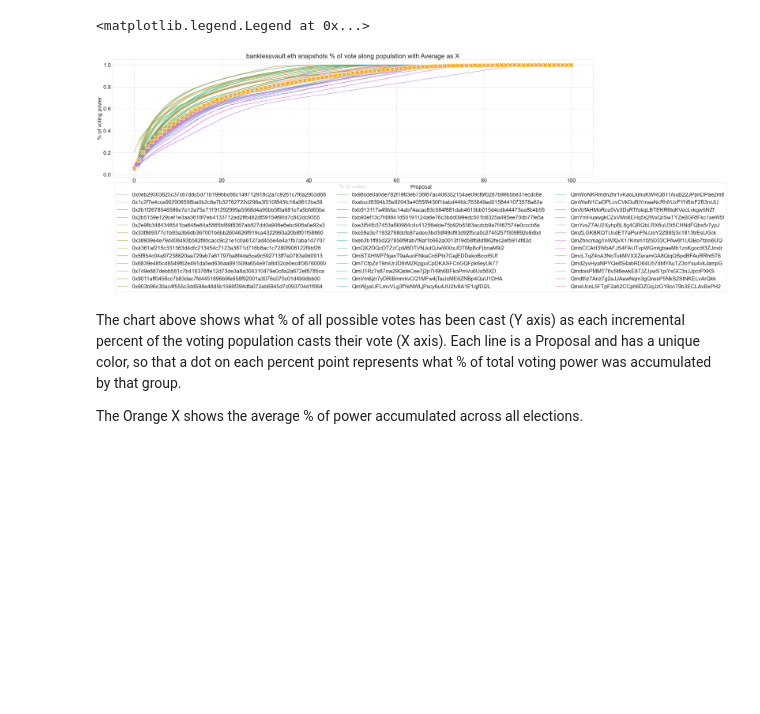
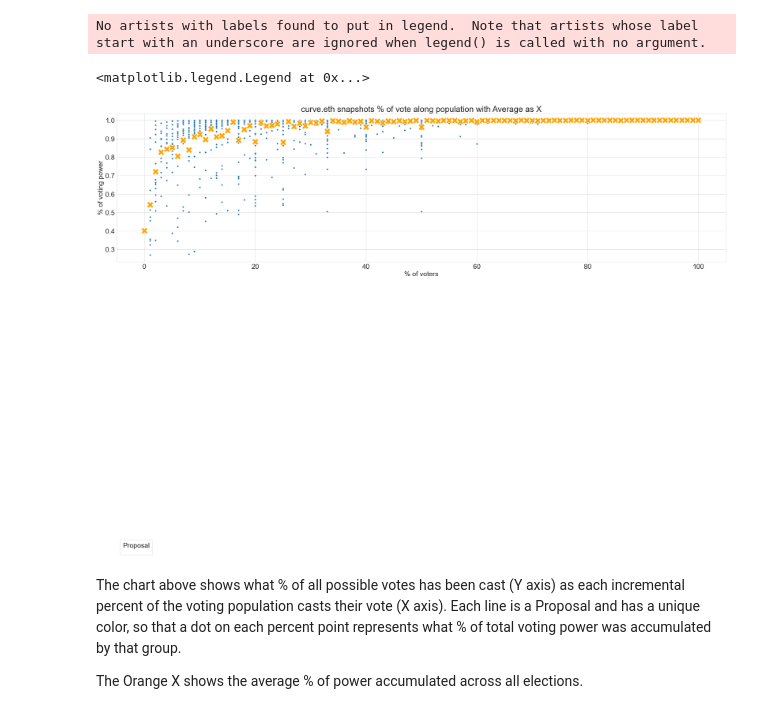
Before and after one commit to EdgeCaser/snapshot_governance, a Jupyter notebook: DAO_snapshot_tool_data.ipynb, the cells around one changed output. Drawn from its saved outputs; the diff is of its cells as text; code cells hidden in the pictures; blank space fills up the shorter version.

```diff
--- a/DAO_snapshot_tool_data.ipynb
+++ b/DAO_snapshot_tool_data.ipynb
@@ -272,21 +237,21 @@ crunch_data_path =final_file+'\\'+spacename+'_crunch_data_path'+str(date.today()
 crunch_data.to_csv(crunch_data_path, index = False)
 # %%
-plt.rc("figure", figsize=(40, 10))
+#plt.rc("figure", figsize=(40, 10))
 plt.rc("font", size=25)
 data_means = crunch_data.groupby("percentage_voters_counted_stepped")["cum_percentage_of_total_vp"].agg("mean").reset_index()
 ##print(data_means)
 plot_title = spacename + ' snapshots % of vote along population with Average as X'
 sns.set_style("whitegrid")
+
 #ax=sns.scatterplot(data=data_means,x="percentage_voters_counted_stepped",y="cum_percentage_of_total_vp", s=500,marker='X',color = 'orange', legend=False)
 #sns.lineplot(data=crunch_data, y="cum_percentage_of_total_vp",x="percentage_voters_counted_stepped", hue="Proposal",zorder=-3).set(title=plot_title,xlabel='% of voters',ylabel='% of voting power')#, legend=False)
 
-ax=sns.lineplot(data=crunch_data, y="cum_percentage_of_total_vp",x="percentage_voters_counted_stepped", hue="Proposal").set(title=plot_title,xlabel='% of voters',ylabel='% of voting power')
-sns.scatterplot(data=data_means,x="percentage_voters_counted_stepped",y="cum_percentage_of_total_vp",zorder=3, s=500,marker='X',color = 'orange', legend=False)
-
-plt.legend(title='Proposal', ncol=3, bbox_to_anchor = (0,-1), loc = "lower left")
+ax=sns.scatterplot(data=crunch_data, y="cum_percentage_of_total_vp",x="percentage_voters_counted_stepped").set(title=plot_title,xlabel='% of voters',ylabel='% of voting power')
+sns.scatterplot(data=data_means,x="percentage_voters_counted_stepped",y="cum_percentage_of_total_vp",zorder=3, s=600,marker='X',color = 'orange', legend=False)
 # %% [output]
-<matplotlib.legend.Legend at 0x...>
+No artists with labels found to put in legend.  Note that artists whose label start with an underscore are ignored when legend() is called with no argument.
+<matplotlib.legend.Legend at 0x...>
-[figure, old version]
+[figure, new version]
 # %% [markdown]
 The chart above shows what % of all possible votes has been cast (Y axis) as each incremental percent of the voting population casts their vote (X axis). Each line is a Proposal and has a unique color, so that a dot on each percent point represents what % of total voting power was accumulated by that group.
 
```
Also changed, not shown: parts of 22 cells of this notebook.
